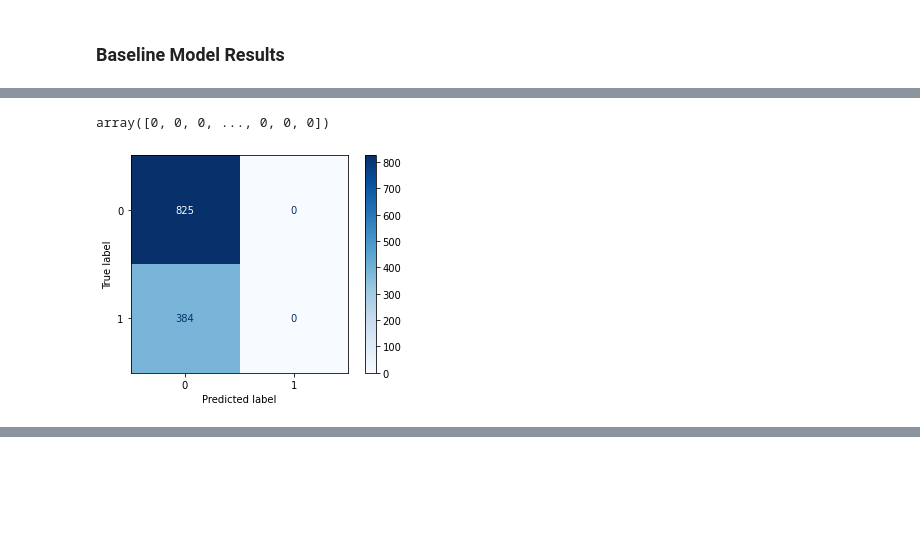
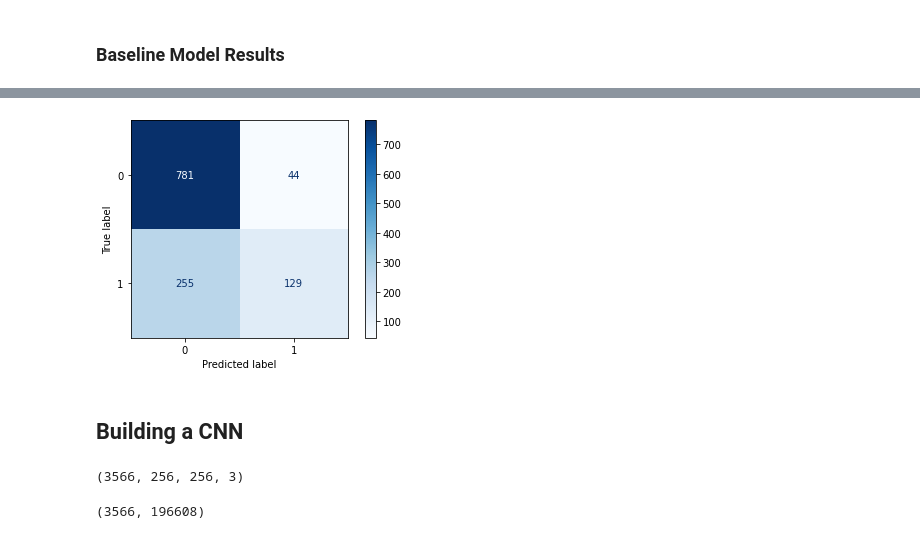
Before and after one commit to eric8395/Gun-Image-Classification, a Jupyter notebook: EA Folder/Image Classification - Binary.ipynb, the cells around one changed output, grey strips where cells are left out. Drawn from its saved outputs; the diff is of its cells as text; code cells hidden in the pictures; blank space fills up the shorter version.

```diff
--- a/EA Folder/Image Classification - Binary.ipynb
+++ b/EA Folder/Image Classification - Binary.ipynb
@@ -501,4 +515,0 @@ baseline_model.model.evaluate(test_img, test_y)
-# %%
-# get probabilities from the predictions
-y_proba = baseline_model.model.predict(test_img)
-y_proba
@@ -514,17 +516,28 @@ array([[2.1145646e-01],
-# %%
-# get assigned index values; ie. predicted labels
-predicted = np.argmax(y_proba, axis= -1)
-predicted
-# %% [output]
-array([0, 0, 0, ..., 0, 0, 0])
-# %%
-# plot confusion matrix on test set
-cm = confusion_matrix(test_y, predicted)
-
-disp = ConfusionMatrixDisplay(
-    confusion_matrix=cm)
-
-disp.plot(cmap=plt.cm.Blues)
-plt.show()
-# %% [output]
-[figure, removed]
+# %%
+# create helper function to plot test results as a confusion matrix
+def get_test_results(mod, test_img, test_y):
+    """
+    Takes in the model, test image set, and test_y set
+    and returns the model's accuracy and confusion matrix.
+    """
+    # return the loss and accuracy scores for the test set
+    mod.model.evaluate(test_img, test_y)
+
+    # get probabilites from the prediction on the test image set
+    y_proba = mod.model.predict(test_img)
+
+    # get assigned index values; ie. predicted labels
+    predicted = y_proba.round()
+
+    # plot confusion matrix on test set
+    cm = confusion_matrix(test_y, predicted)
+
+    disp = ConfusionMatrixDisplay(
+        confusion_matrix=cm)
+
+    disp.plot(cmap=plt.cm.Blues)
+    plt.show()
+# %%
+# get confusion matrix and test results for test image set
+get_test_results(baseline_model, test_img, test_y)
+# %% [output]
@@ -530,0 +546,11 @@ plt.show()
+[figure, added]
+# %% [markdown]
+## Building a CNN
+# %%
+train_images.shape
+# %% [output]
+(3566, 256, 256, 3)
+# %%
+train_img.shape
+# %% [output]
+(3566, 196608)
```
Also changed, not shown: parts of 21 cells of this notebook, 2 other files.
